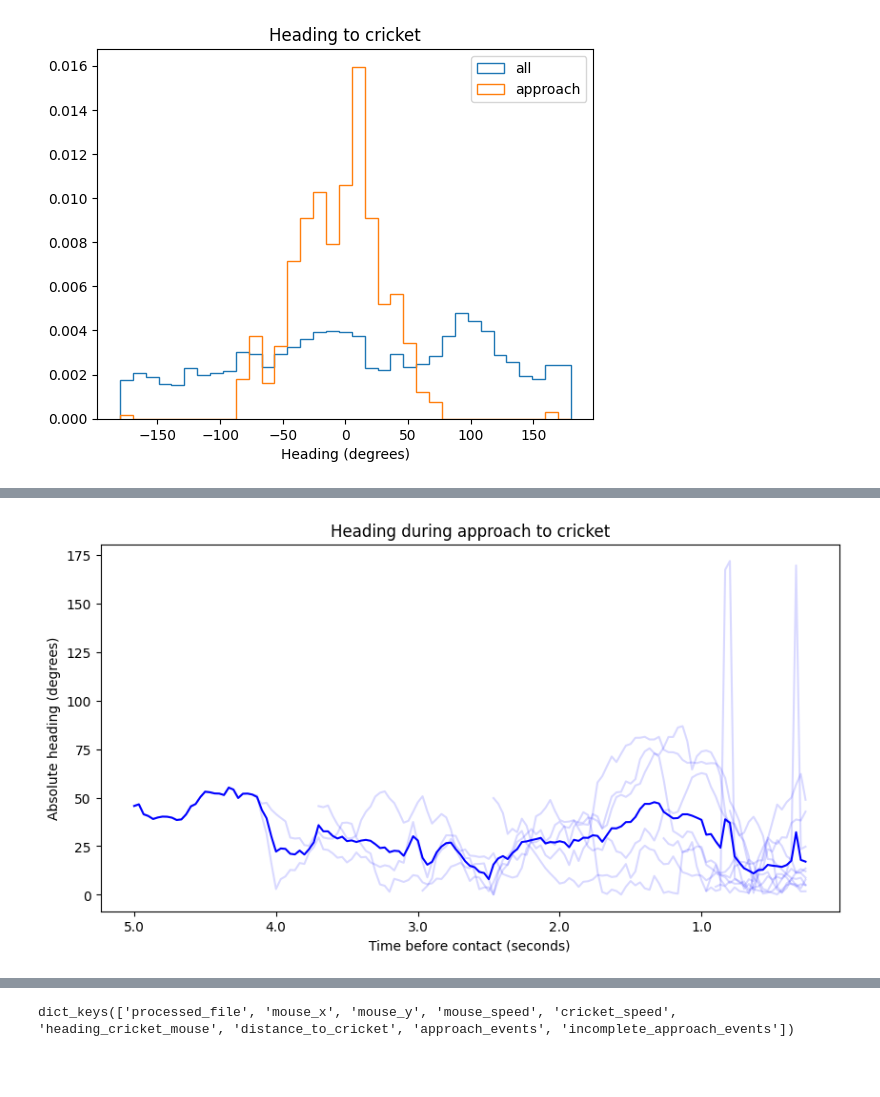
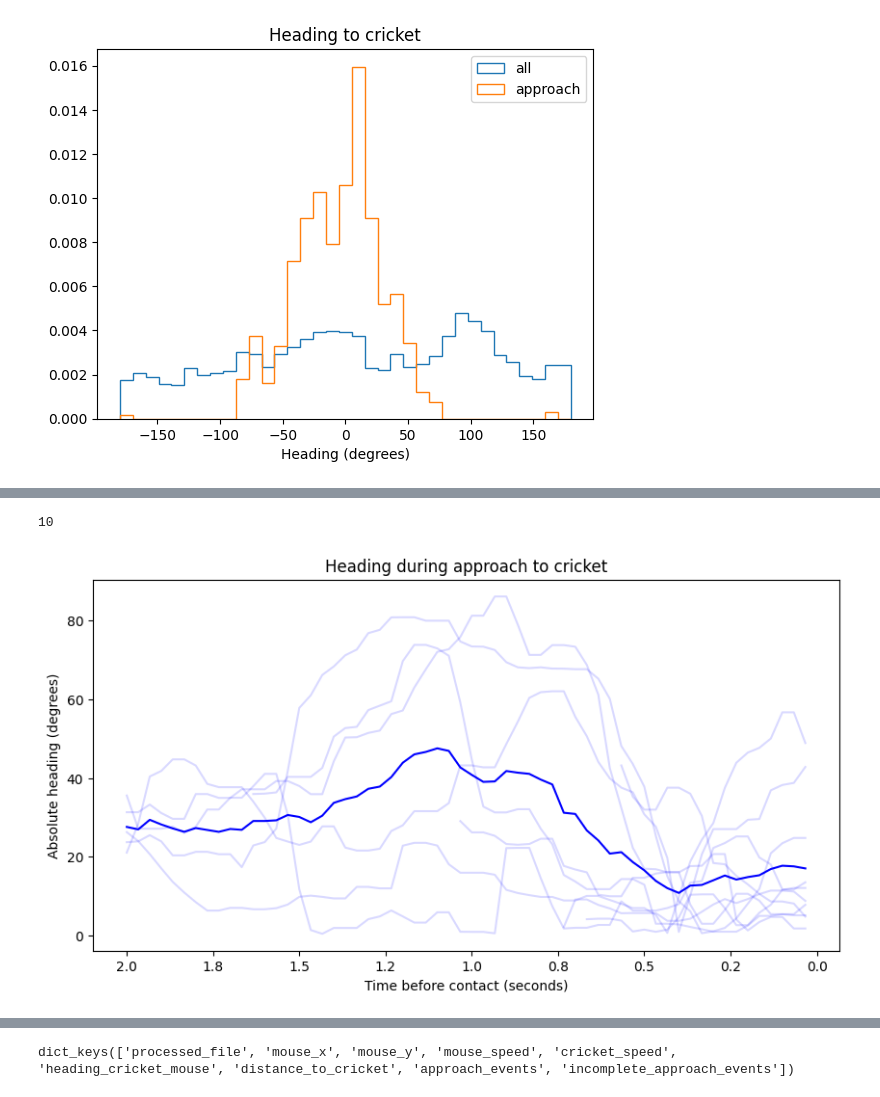
Before and after one commit to arnabiswas/live_cricket_analysis, a Jupyter notebook: analysis_notebook.ipynb, the cells around one changed output, grey strips where cells are left out. Saved outputs shown, nothing was run; the diff lists cells and outputs as text; code cells hidden in the pictures; blank space fills up the shorter version.

```diff
--- a/analysis_notebook.ipynb
+++ b/analysis_notebook.ipynb
@@ -126,0 +125,37 @@ def pad_sequences(sequences):
+# %%
+def pad_sequences(sequences, filter_size=2):
+    from scipy.ndimage import median_filter
+    from scipy.interpolate import interp1d
+
+    # First interpolate NaNs and apply median filter to each sequence
+    processed_sequences = []
+    for seq in sequences:
+        seq = np.array(seq)
+        if len(seq) == 0:
+            processed_sequences.append(seq)
+            continue
+
+        # Interpolate intermediate NaNs
+        if np.any(np.isnan(seq)):
+            valid_mask = ~np.isnan(seq)
+            if np.sum(valid_mask) > 1:  # Need at least 2 points to interpolate
+                valid_indices = np.where(valid_mask)[0]
+                valid_values = seq[valid_mask]
+                interp_func = interp1d(valid_indices, valid_values,
+                                     kind='linear', bounds_error=False,
+                                     fill_value='extrapolate')
+                seq = interp_func(np.arange(len(seq)))
+
+        # Apply median filter for smoothing
+        if len(seq) >= filter_size:
+            seq = median_filter(seq, size=filter_size)
+
+        processed_sequences.append(seq)
+
+    # Then pad sequences with NaNs
+    max_len = max(len(seq) for seq in processed_sequences)
+    padded_sequences = np.array([np.pad(seq, (max_len - len(seq), 0),
+                                    constant_values=np.nan)
+
+                                for seq in processed_sequences])
+    return padded_sequences
@@ -134,20 +174,24 @@ for start, end in approach_events:
 
 padded_speed_trial = pad_sequences(speed_trial)
 padded_cricket_azimuth = pad_sequences(cricket_azimuth)
+# %%
+len(padded_cricket_azimuth)
+# %% [output]
+10
 # %%
 #plot the speed and azimuth
 plt.figure(figsize=(10, 5))
 # plt.plot(padded_speed_trial.T)
-plt.plot(np.arange(len(padded_cricket_azimuth[0]))/30, np.abs(padded_cricket_azimuth).T, color='blue', alpha=0.15)
-plt.plot(np.arange(len(padded_cricket_azimuth[0]))/30, np.nanmean(np.abs(padded_cricket_azimuth), axis=0), color='blue')
+plt.plot(np.arange(len(padded_cricket_azimuth[0][-60:]))/30, np.abs(padded_cricket_azimuth[:,-60:]).T, color='blue', alpha=0.15)
+plt.plot(np.arange(len(padded_cricket_azimuth[0][-60:]))/30, np.nanmean(np.abs(padded_cricket_azimuth[:,-60:]), axis=0), color='blue')
 plt.ylabel('Absolute heading (degrees)')
 plt.xlabel('Time before contact (seconds)')
 plt.title('Heading during approach to cricket')
 current_ticks = plt.gca().get_xticks()
-_ = plt.gca().set_xticklabels(np.flip(current_ticks)+1)
+_ = plt.gca().set_xticklabels([f'{tick:.1f}' for tick in np.flip(current_ticks)])
 # plt.show()
 # %% [output]
-[figure, old version]
+[figure, new version]
 # %%
 #plot the speed and azimuth
 plt.figure(figsize=(10, 5))
```
Also changed, not shown: parts of 20 cells of this notebook, 1 other file.
